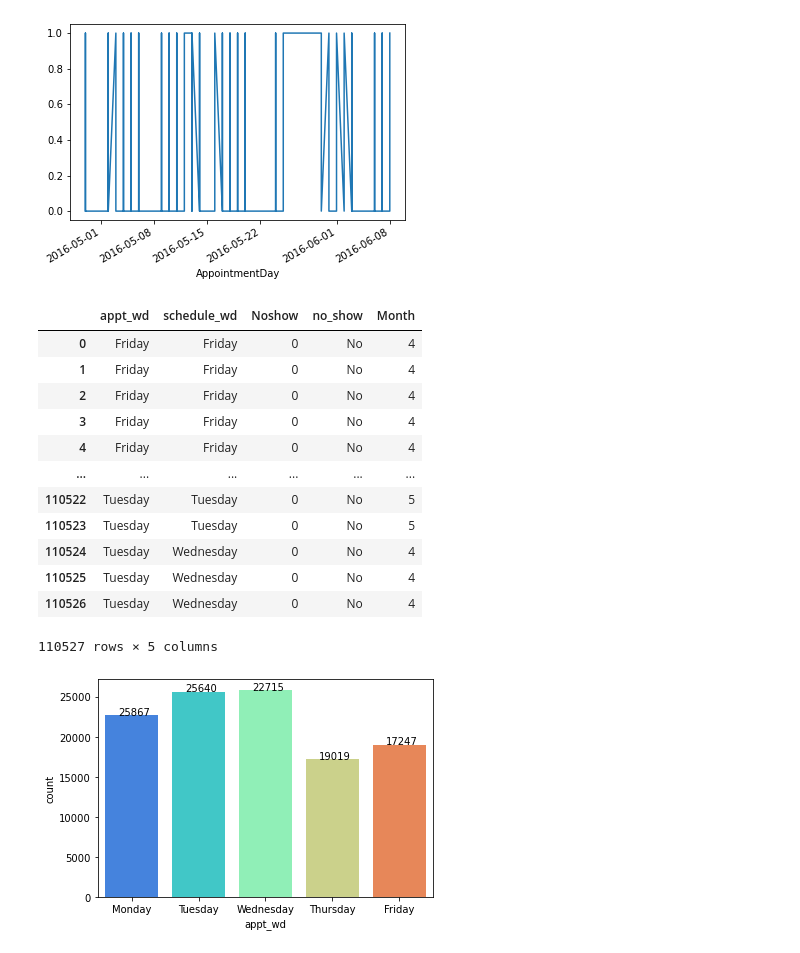
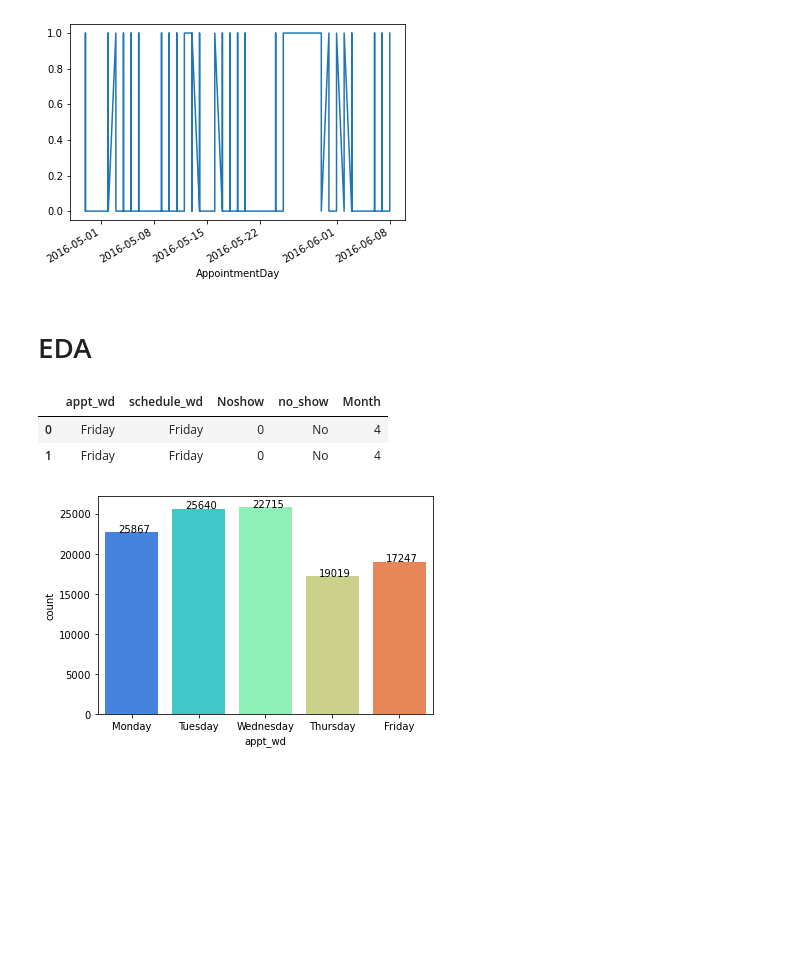
Before and after one commit to suredream/hack-your-ds-interview, a Jupyter notebook: notebook/MedNoShow_Improve_Cycle4-FinalUpdate.ipynb, the cells around one changed output. Saved outputs shown, nothing was run; the diff lists cells and outputs as text; code cells hidden in the pictures; blank space fills up the shorter version.

```diff
--- a/notebook/MedNoShow_Improve_Cycle4-FinalUpdate.ipynb
+++ b/notebook/MedNoShow_Improve_Cycle4-FinalUpdate.ipynb
@@ -158,6 +181,8 @@ Appt_No_show.plot()
 # %% [output]
 <AxesSubplot:xlabel='AppointmentDay'>
 [figure]
+# %% [markdown]
+# EDA
 # %%
 # final["appt_wd"].value_counts()
 # create feature of week day
@@ -172,21 +197,11 @@ final['no_show']=df[['No-show']]
 Scheduled_Month=df['ScheduledDay'].dt.month
 final['Month']=Scheduled_Month
 # %%
-final
+final.head(2)
 # %% [output]
 |  | appt_wd | schedule_wd | Noshow | no_show | Month |
 | 0 | Friday | Friday | 0 | No | 4 |
 | 1 | Friday | Friday | 0 | No | 4 |
-| 2 | Friday | Friday | 0 | No | 4 |
-| 3 | Friday | Friday | 0 | No | 4 |
-| 4 | Friday | Friday | 0 | No | 4 |
-| ... | ... | ... | ... | ... | ... |
-| 110522 | Tuesday | Tuesday | 0 | No | 5 |
-| 110523 | Tuesday | Tuesday | 0 | No | 5 |
-| 110524 | Tuesday | Wednesday | 0 | No | 4 |
-| 110525 | Tuesday | Wednesday | 0 | No | 4 |
-| 110526 | Tuesday | Wednesday | 0 | No | 4 |
-110527 rows × 5 columns
 # %%
 ax=sns.countplot(x="appt_wd", order=['Monday','Tuesday','Wednesday','Thursday','Friday'], data=final,palette='rainbow')
 for p, label in zip(ax.patches, final["appt_wd"].value_counts()):
```
Also changed, not shown: parts of 90 cells of this notebook.
